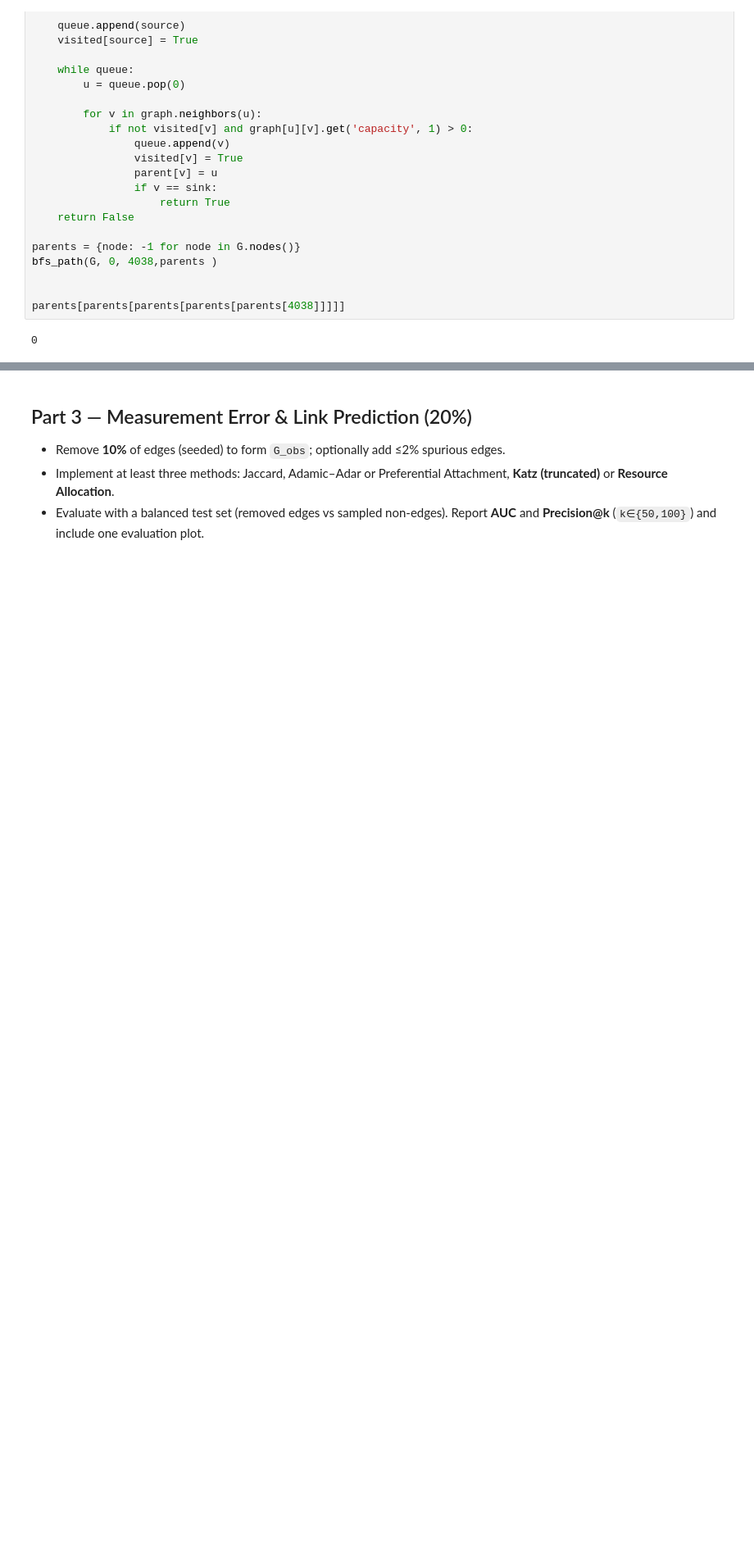
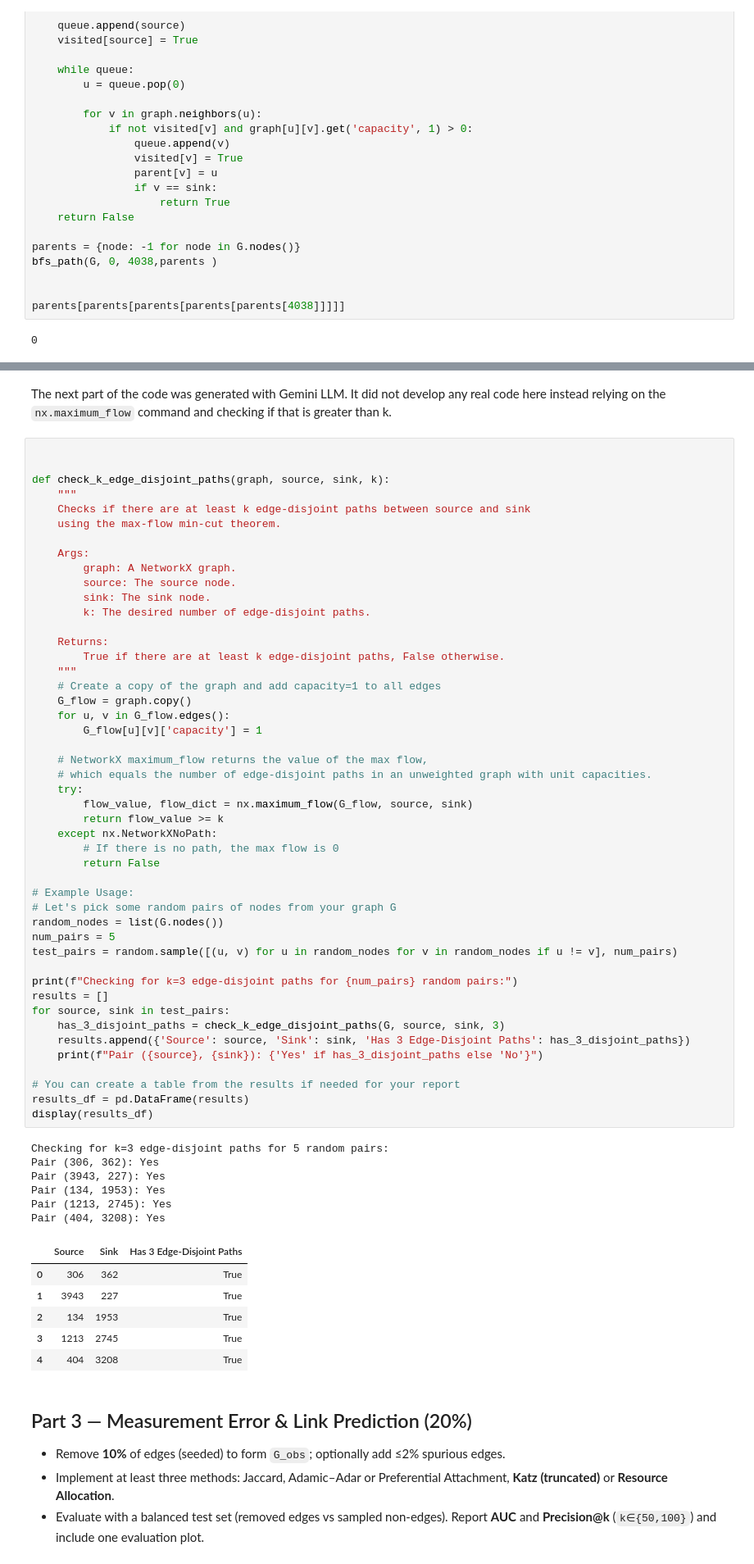
Before and after one commit to nurfnick/NetworkScience, a Jupyter notebook: HomeworkAssignments/Project3.ipynb, the cells around one changed output, grey strips where cells are left out. Shown at 82% size. Cells and saved outputs as stored; diff of their text form; blank space fills up the shorter version.

Commit message:
have solutions for number 2

```diff
--- a/HomeworkAssignments/Project3.ipynb
+++ b/HomeworkAssignments/Project3.ipynb
@@ -679,3 +602,65 @@ KeyboardInterrupt:
+# %% [markdown]
+The next part of the code was generated with Gemini LLM.  It did not develop any real code here instead relying on the `nx.maximum_flow` command and checking if that is greater than k.
+# %%
+
+
+def check_k_edge_disjoint_paths(graph, source, sink, k):
+    """
+    Checks if there are at least k edge-disjoint paths between source and sink
+    using the max-flow min-cut theorem.
+
+    Args:
+        graph: A NetworkX graph.
+        source: The source node.
+        sink: The sink node.
+        k: The desired number of edge-disjoint paths.
+
+    Returns:
+        True if there are at least k edge-disjoint paths, False otherwise.
+    """
+    # Create a copy of the graph and add capacity=1 to all edges
+    G_flow = graph.copy()
+    for u, v in G_flow.edges():
+        G_flow[u][v]['capacity'] = 1
+
+    # NetworkX maximum_flow returns the value of the max flow,
+    # which equals the number of edge-disjoint paths in an unweighted graph with unit capacities.
+    try:
+        flow_value, flow_dict = nx.maximum_flow(G_flow, source, sink)
+        return flow_value >= k
+    except nx.NetworkXNoPath:
+        # If there is no path, the max flow is 0
+        return False
+
+# Example Usage:
+# Let's pick some random pairs of nodes from your graph G
+random_nodes = list(G.nodes())
+num_pairs = 5
+test_pairs = random.sample([(u, v) for u in random_nodes for v in random_nodes if u != v], num_pairs)
+
+print(f"Checking for k=3 edge-disjoint paths for {num_pairs} random pairs:")
+results = []
+for source, sink in test_pairs:
+    has_3_disjoint_paths = check_k_edge_disjoint_paths(G, source, sink, 3)
+    results.append({'Source': source, 'Sink': sink, 'Has 3 Edge-Disjoint Paths': has_3_disjoint_paths})
+    print(f"Pair ({source}, {sink}): {'Yes' if has_3_disjoint_paths else 'No'}")
+
+# You can create a table from the results if needed for your report
+results_df = pd.DataFrame(results)
+display(results_df)
+# %% [output]
+Checking for k=3 edge-disjoint paths for 5 random pairs:
+Pair (306, 362): Yes
+Pair (3943, 227): Yes
+Pair (134, 1953): Yes
+Pair (1213, 2745): Yes
+Pair (404, 3208): Yes
+|  | Source | Sink | Has 3 Edge-Disjoint Paths |
+| 0 | 306 | 362 | True |
+| 1 | 3943 | 227 | True |
+| 2 | 134 | 1953 | True |
+| 3 | 1213 | 2745 | True |
+| 4 | 404 | 3208 | True |
 # %% [markdown]
 
 ## Part 3 — Measurement Error & Link Prediction (20%)
```
Also changed, not shown: parts of 4 cells of this notebook.
